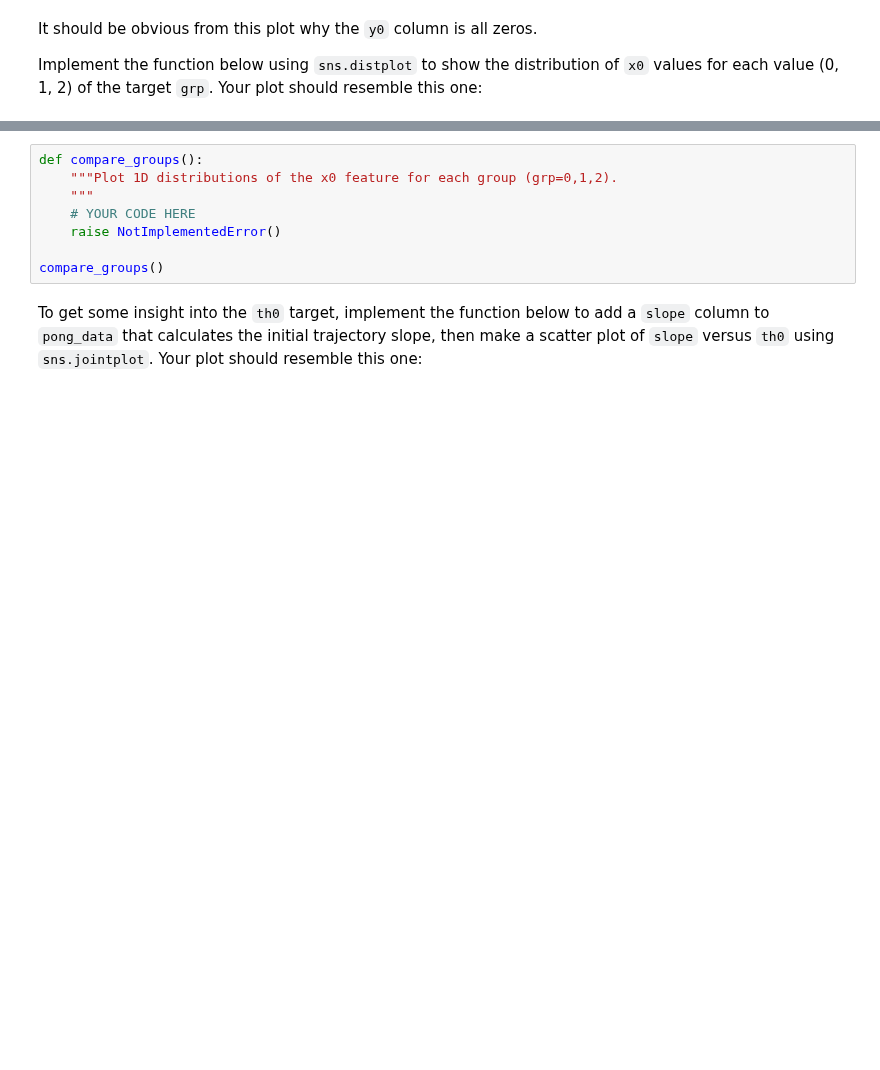
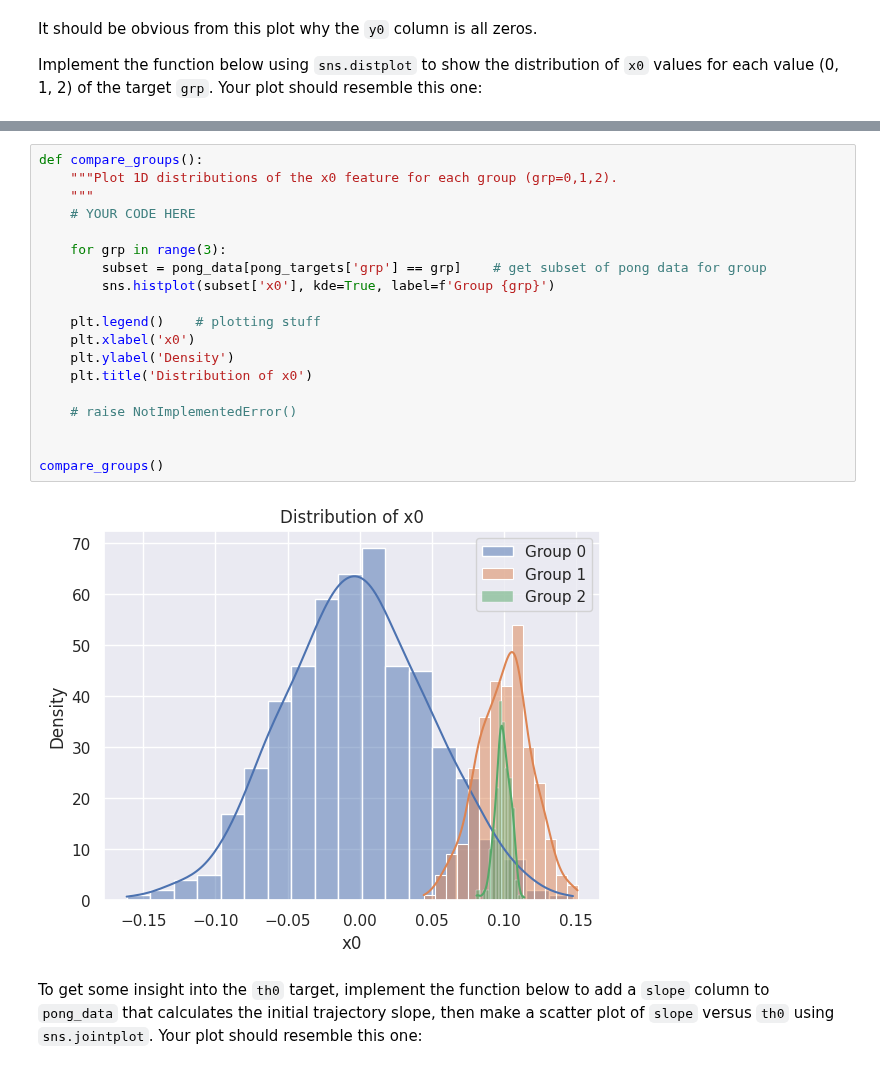
Before and after one commit to hcc7402/Phys503-Work-Campos, a Jupyter notebook: _sources/homework/Homework_02.ipynb, the cells around one changed output, grey strips where cells are left out. Cells and saved outputs as stored; diff of their text form; blank space fills up the shorter version.

```diff
--- a/_sources/homework/Homework_02.ipynb
+++ b/_sources/homework/Homework_02.ipynb
@@ -87,11 +112,24 @@ Implement the function below using `sns.distplot` to show the distribution of `x
 # %%
 def compare_groups():
     """Plot 1D distributions of the x0 feature for each group (grp=0,1,2).
     """
     # YOUR CODE HERE
-    raise NotImplementedError()
+
+    for grp in range(3):
+        subset = pong_data[pong_targets['grp'] == grp]    # get subset of pong data for group
+        sns.histplot(subset['x0'], kde=True, label=f'Group {grp}')
+
+    plt.legend()    # plotting stuff
+    plt.xlabel('x0')
+    plt.ylabel('Density')
+    plt.title('Distribution of x0')
+
+    # raise NotImplementedError()
+
 
 compare_groups()
+# %% [output]
+[figure, added]
 # %% [markdown]
 To get some insight into the `th0` target, implement the function below to add a `slope` column to `pong_data` that calculates the initial trajectory slope, then make a scatter plot of `slope` versus `th0` using `sns.jointplot`.  Your plot should resemble this one:
 # %% [markdown]
```
Also changed, not shown: parts of 4 cells of this notebook.
